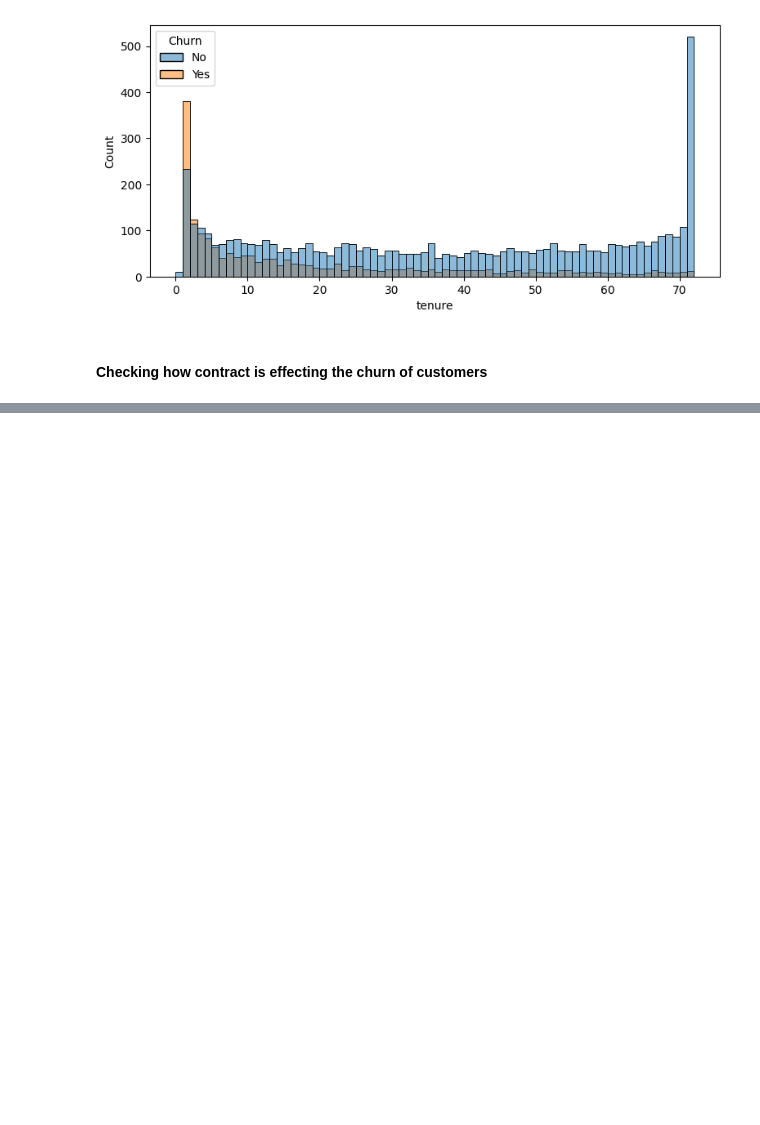
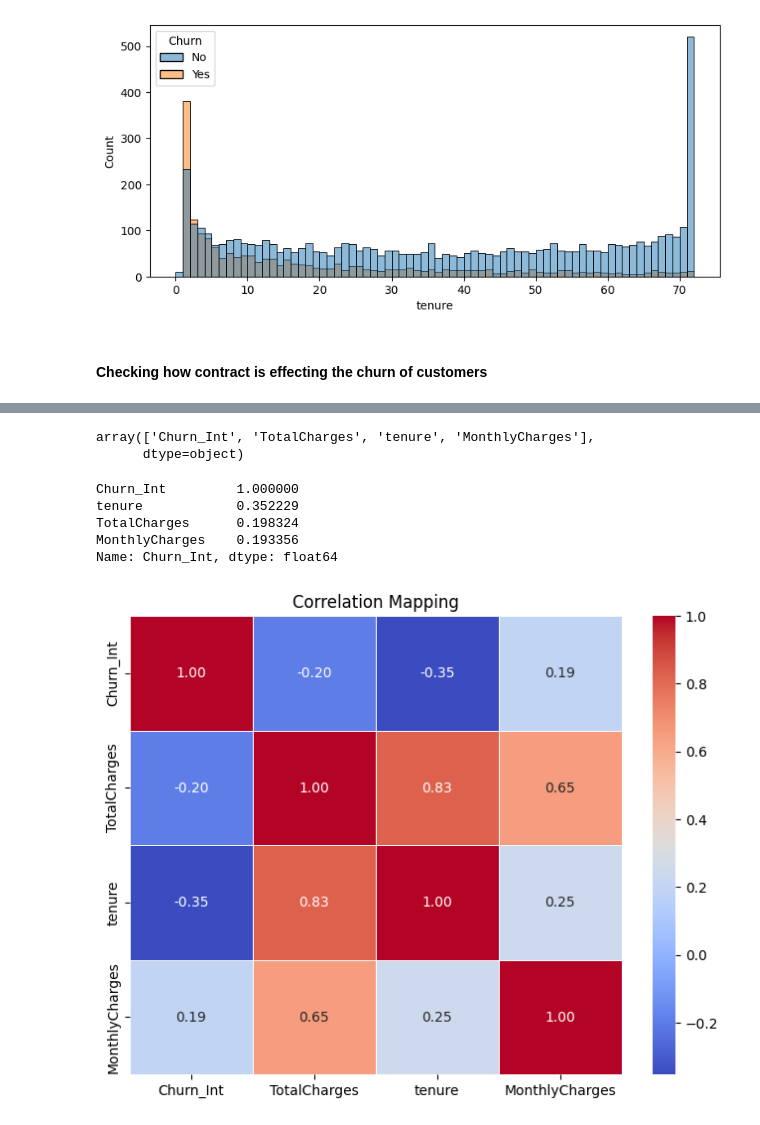
Before and after one commit to spotnuru83/Training, a Jupyter notebook: eda.ipynb, the cells around one changed output, grey strips where cells are left out. Saved outputs shown, nothing was run; the diff lists cells and outputs as text; code cells hidden in the pictures; blank space fills up the shorter version.

```diff
--- a/eda.ipynb
+++ b/eda.ipynb
@@ -324,0 +392,8 @@ plt.show()
+# %%
+def conv_2_num(value):
+    if value == "Yes":
+        return 1
+    else:
+        return 0
+# %%
+df["Churn_Int"] = df["Churn"].apply(conv_2_num)
@@ -324,0 +407,9 @@ plt.show()
+# %%
+df_non_cat = df[["Churn_Int","TotalCharges","tenure","MonthlyCharges"]]
+# %%
+df_non_cat.columns.values
+# %% [output]
+array(['Churn_Int', 'TotalCharges', 'tenure', 'MonthlyCharges'],
+      dtype=object)
+# %%
+df_corr = df_non_cat.corr()
@@ -324,0 +418,15 @@ plt.show()
+# %%
+tgt_corr
+# %% [output]
+Churn_Int         1.000000
+tenure            0.352229
+TotalCharges      0.198324
+MonthlyCharges    0.193356
+Name: Churn_Int, dtype: float64
+# %%
+plt.figure(figsize=(8,6))
+sns.heatmap(df_corr, annot=True, cmap='coolwarm', fmt='.2f',linewidth=0.5)
+plt.title("Correlation Mapping")
+plt.show()
+# %% [output]
+[figure, added]
```
Also changed, not shown: parts of 15 cells of this notebook.
